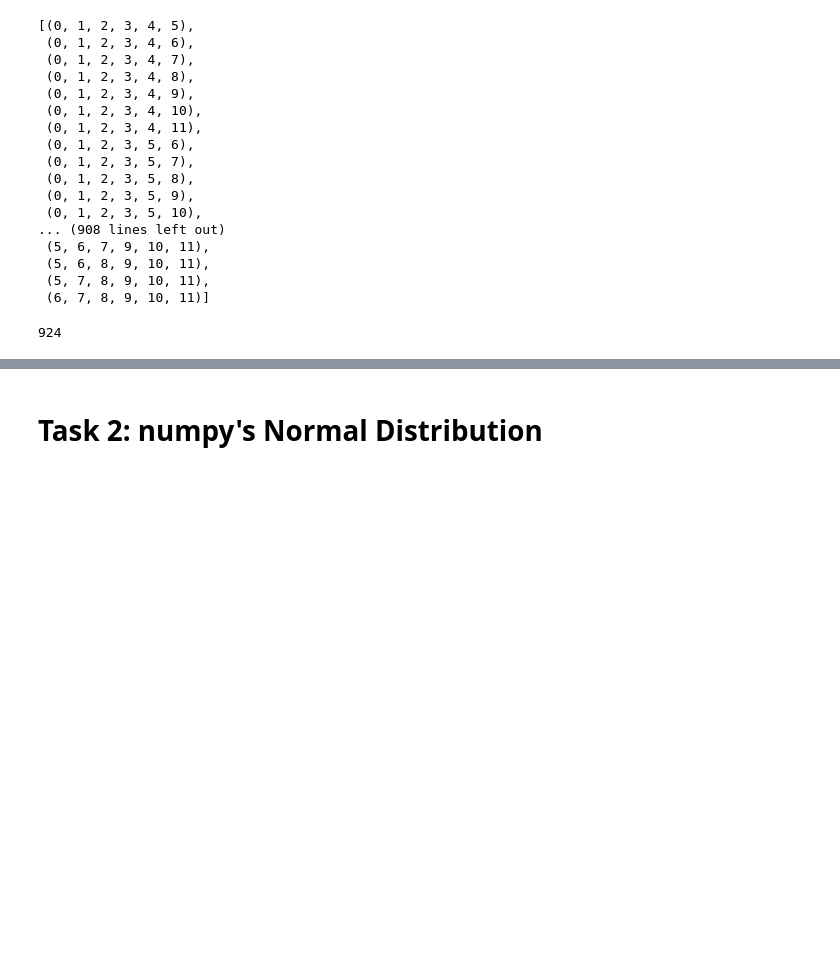
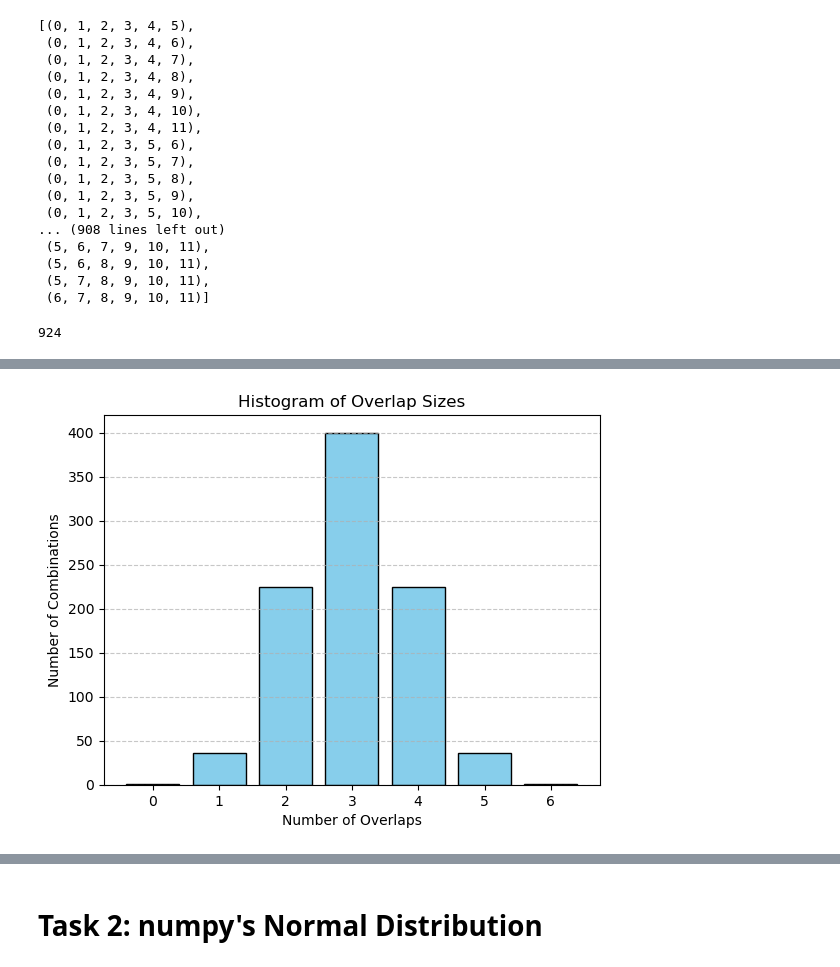
Before and after one commit to AndreaCignoni/applied_statistics_assessment, a Jupyter notebook: tasks.ipynb, the cells around one changed output, grey strips where cells are left out. Cells and saved outputs as stored; diff of their text form; code cells hidden in the pictures; blank space fills up the shorter version.

```diff
--- a/tasks.ipynb
+++ b/tasks.ipynb
@@ -383,0 +407,14 @@ This code simulates a random selection of 6 cups, showing one possible combinati
+# %%
+# Calculate the overlap between each element of combs and labels_milk.
+no_overlaps = []
+
+for comb in combs:
+    # Turn comb into a set.
+    s1 = set(comb)
+    # Turn labels_milk into a set.
+    s2 = set(labels_milk)
+    # Figure out where they overlap.
+    overlap = s1.intersection(s2)
+    print(comb, overlap, len(overlap))
+    # Append overlaps to no_overlaps.
+    no_overlaps.append(len(overlap))
@@ -383,0 +450,15 @@ This code simulates a random selection of 6 cups, showing one possible combinati
+# %%
+# Count the number of times each overlap occurs.
+counts = np.unique(no_overlaps, return_counts=True)
+
+# Count the number of occurrences for each overlap size.
+overlap_sizes, overlap_counts = np.unique(no_overlaps, return_counts=True)
+
+# Create a DataFrame with "Number of Overlaps" as a column.
+df = pd.DataFrame({
+    "Number of Overlaps": overlap_sizes,
+    "Combinations": overlap_counts
+})
+
+# Show the DataFrame without the row numbers.
+print(df.to_string(index=False))
@@ -383,0 +474,11 @@ This code simulates a random selection of 6 cups, showing one possible combinati
+# %%
+# Plot the histogram
+plt.bar(df["Number of Overlaps"], df["Combinations"], color='skyblue', edgecolor='black')
+plt.xlabel("Number of Overlaps")
+plt.ylabel("Number of Combinations")
+plt.title("Histogram of Overlap Sizes")
+plt.xticks(df["Number of Overlaps"])
+plt.grid(axis='y', linestyle='--', alpha=0.7)
+plt.show()
+# %% [output]
+[figure, added]
```
Also changed, not shown: parts of 25 cells of this notebook.
